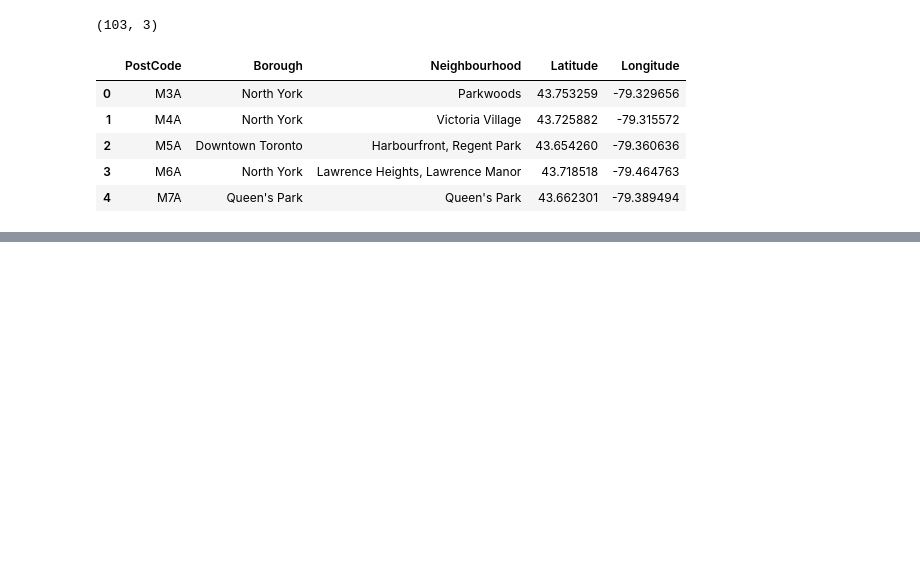
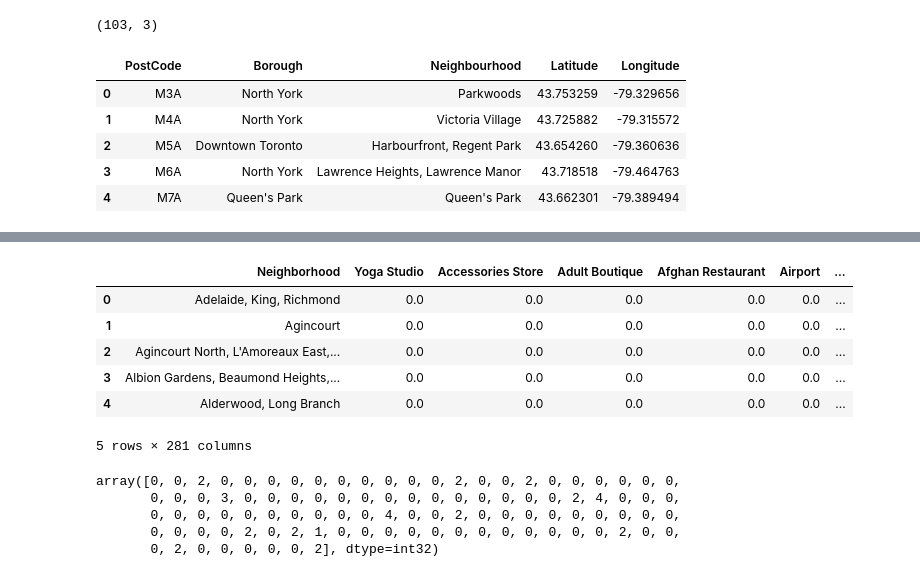
Before and after one commit to mzainuddin51/TorontoCity, a Jupyter notebook: TorCity.ipynb, the cells around one changed output, grey strips where cells are left out. Cells and saved outputs as stored; diff of their text form; code cells hidden in the pictures; blank space fills up the shorter version.

```diff
--- a/TorCity.ipynb
+++ b/TorCity.ipynb
@@ -119,0 +239,29 @@ dff.head(5)
+# %%
+toronto_grouped = toronto_onehot.groupby('Neighborhood').mean().reset_index()
+toronto_grouped.head()
+# %% [output]
+|  | Neighborhood | Yoga Studio | Accessories Store | Adult Boutique | Afghan Restaurant | Airport | ... |
+| 0 | Adelaide, King, Richmond | 0.0 | 0.0 | 0.0 | 0.0 | 0.0 | ... |
+| 1 | Agincourt | 0.0 | 0.0 | 0.0 | 0.0 | 0.0 | ... |
+| 2 | Agincourt North, L'Amoreaux East,... | 0.0 | 0.0 | 0.0 | 0.0 | 0.0 | ... |
+| 3 | Albion Gardens, Beaumond Heights,... | 0.0 | 0.0 | 0.0 | 0.0 | 0.0 | ... |
+| 4 | Alderwood, Long Branch | 0.0 | 0.0 | 0.0 | 0.0 | 0.0 | ... |
+5 rows × 281 columns
+# %%
+# CLustering
+
+# set number of clusters
+kclusters = 5
+
+toronto_grouped_clustering = toronto_grouped.drop('Neighborhood', 1)
+
+# run k-means clustering
+kmeans = KMeans(n_clusters=kclusters, random_state=0).fit(toronto_grouped_clustering)
+
+kmeans.labels_
+# %% [output]
+array([0, 0, 2, 0, 0, 0, 0, 0, 0, 0, 0, 0, 0, 2, 0, 0, 2, 0, 0, 0, 0, 0, 0,
+       0, 0, 0, 3, 0, 0, 0, 0, 0, 0, 0, 0, 0, 0, 0, 0, 0, 0, 2, 4, 0, 0, 0,
+       0, 0, 0, 0, 0, 0, 0, 0, 0, 0, 4, 0, 0, 2, 0, 0, 0, 0, 0, 0, 0, 0, 0,
+       0, 0, 0, 0, 2, 0, 2, 1, 0, 0, 0, 0, 0, 0, 0, 0, 0, 0, 0, 0, 2, 0, 0,
+       0, 2, 0, 0, 0, 0, 0, 2], dtype=int32)
```
Also changed, not shown: parts of 12 cells of this notebook.
